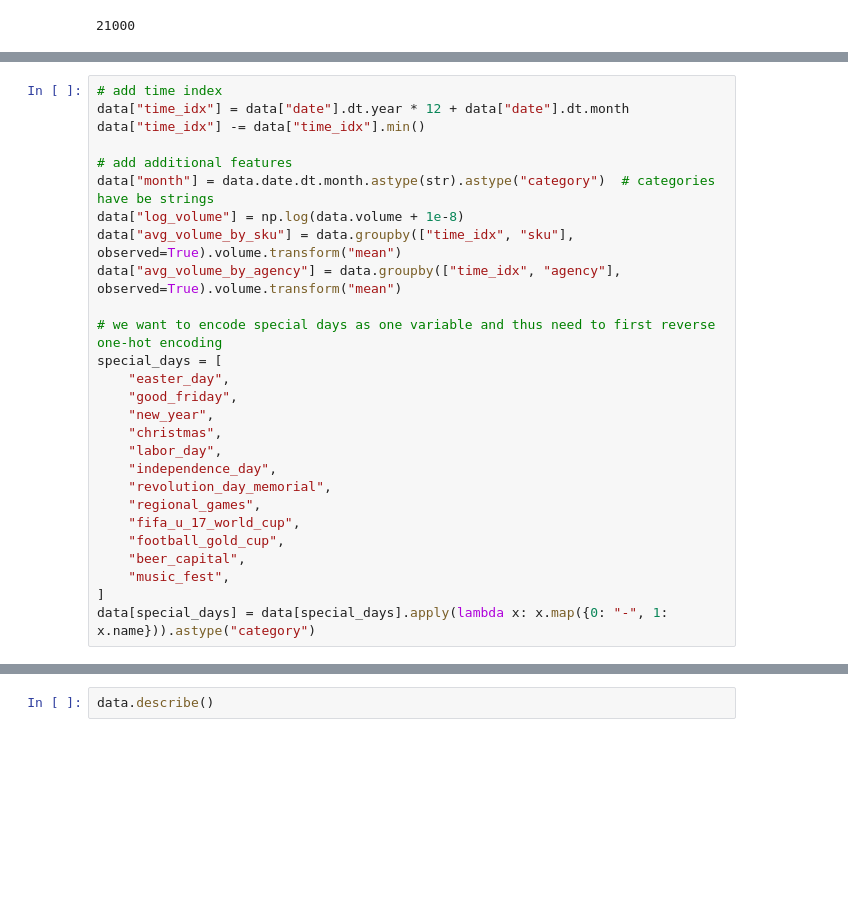
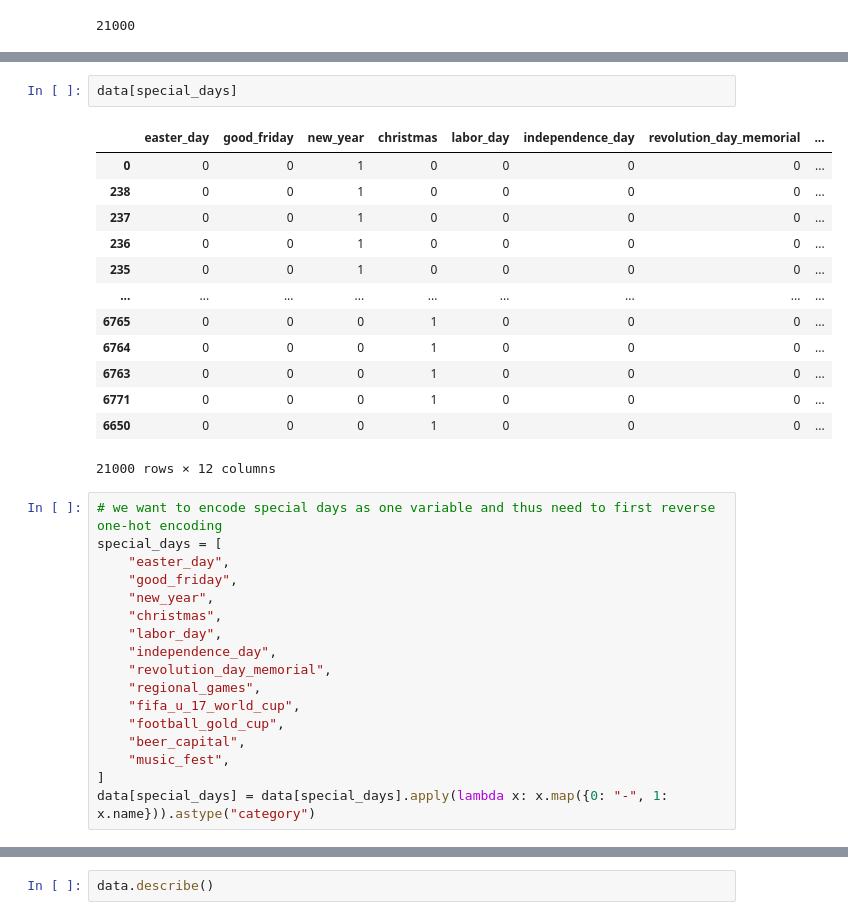
Before and after one commit to Kim-Ju-Hyeon/Temporal_Fusion_Transformer, a Jupyter notebook: Temporal_Fusion_Transformer_Tutorial.ipynb, the cells around one changed output, grey strips where cells are left out. Drawn from its saved outputs; the diff is of its cells as text; blank space fills up the shorter version.

```diff
--- a/Temporal_Fusion_Transformer_Tutorial.ipynb
+++ b/Temporal_Fusion_Transformer_Tutorial.ipynb
@@ -27,14 +69,20 @@ len(data)
+# %%
+data[special_days]
+# %% [output]
+|  | easter_day | good_friday | new_year | christmas | labor_day | independence_day | revolution_day_memorial | ... |
+| 0 | 0 | 0 | 1 | 0 | 0 | 0 | 0 | ... |
+| 238 | 0 | 0 | 1 | 0 | 0 | 0 | 0 | ... |
+| 237 | 0 | 0 | 1 | 0 | 0 | 0 | 0 | ... |
+| 236 | 0 | 0 | 1 | 0 | 0 | 0 | 0 | ... |
+| 235 | 0 | 0 | 1 | 0 | 0 | 0 | 0 | ... |
+| ... | ... | ... | ... | ... | ... | ... | ... | ... |
+| 6765 | 0 | 0 | 0 | 1 | 0 | 0 | 0 | ... |
+| 6764 | 0 | 0 | 0 | 1 | 0 | 0 | 0 | ... |
+| 6763 | 0 | 0 | 0 | 1 | 0 | 0 | 0 | ... |
+| 6771 | 0 | 0 | 0 | 1 | 0 | 0 | 0 | ... |
+| 6650 | 0 | 0 | 0 | 1 | 0 | 0 | 0 | ... |
+21000 rows × 12 columns
 # %%
-# add time index
-data["time_idx"] = data["date"].dt.year * 12 + data["date"].dt.month
-data["time_idx"] -= data["time_idx"].min()
-
-# add additional features
-data["month"] = data.date.dt.month.astype(str).astype("category")  # categories have be strings
-data["log_volume"] = np.log(data.volume + 1e-8)
-data["avg_volume_by_sku"] = data.groupby(["time_idx", "sku"], observed=True).volume.transform("mean")
-data["avg_volume_by_agency"] = data.groupby(["time_idx", "agency"], observed=True).volume.transform("mean")
-
 # we want to encode special days as one variable and thus need to first reverse one-hot encoding
 special_days = [
     "easter_day",
```
Also changed, not shown: parts of 5 cells of this notebook, 1 other file.
